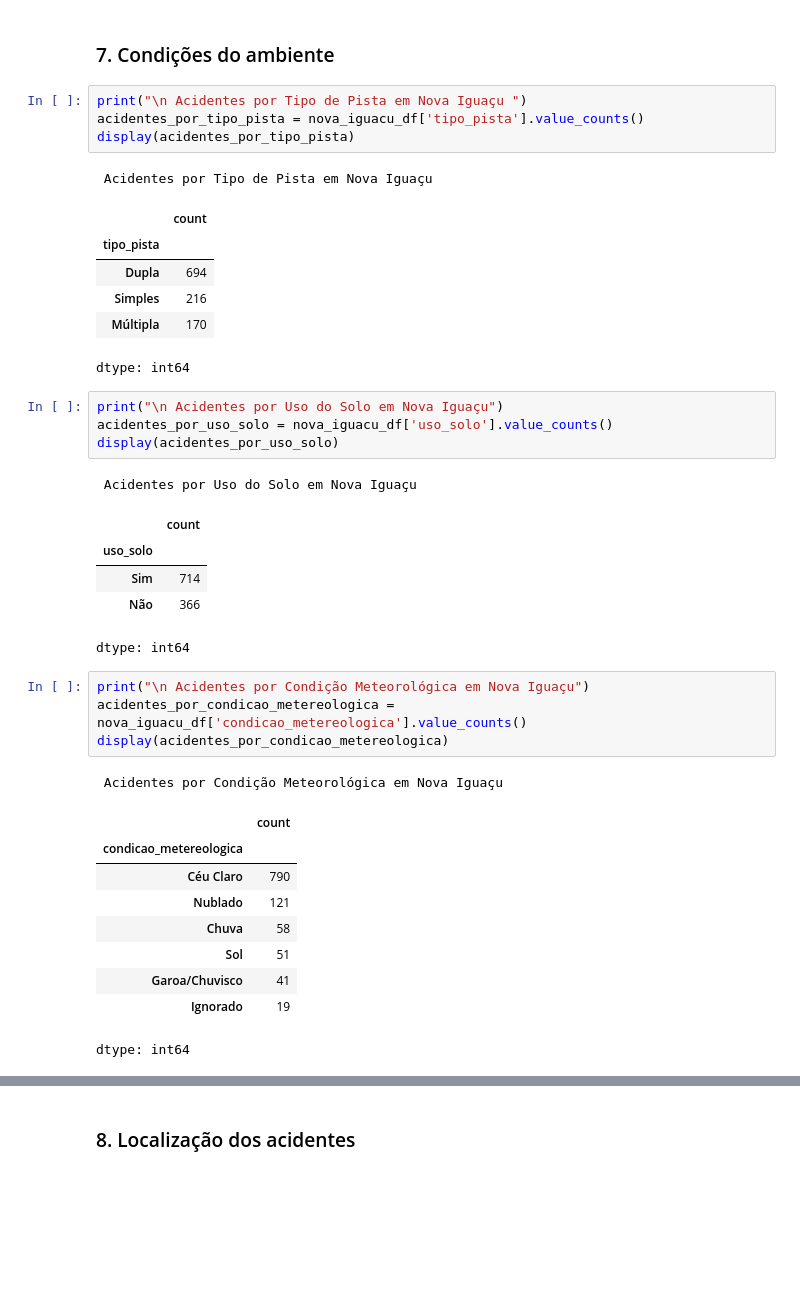
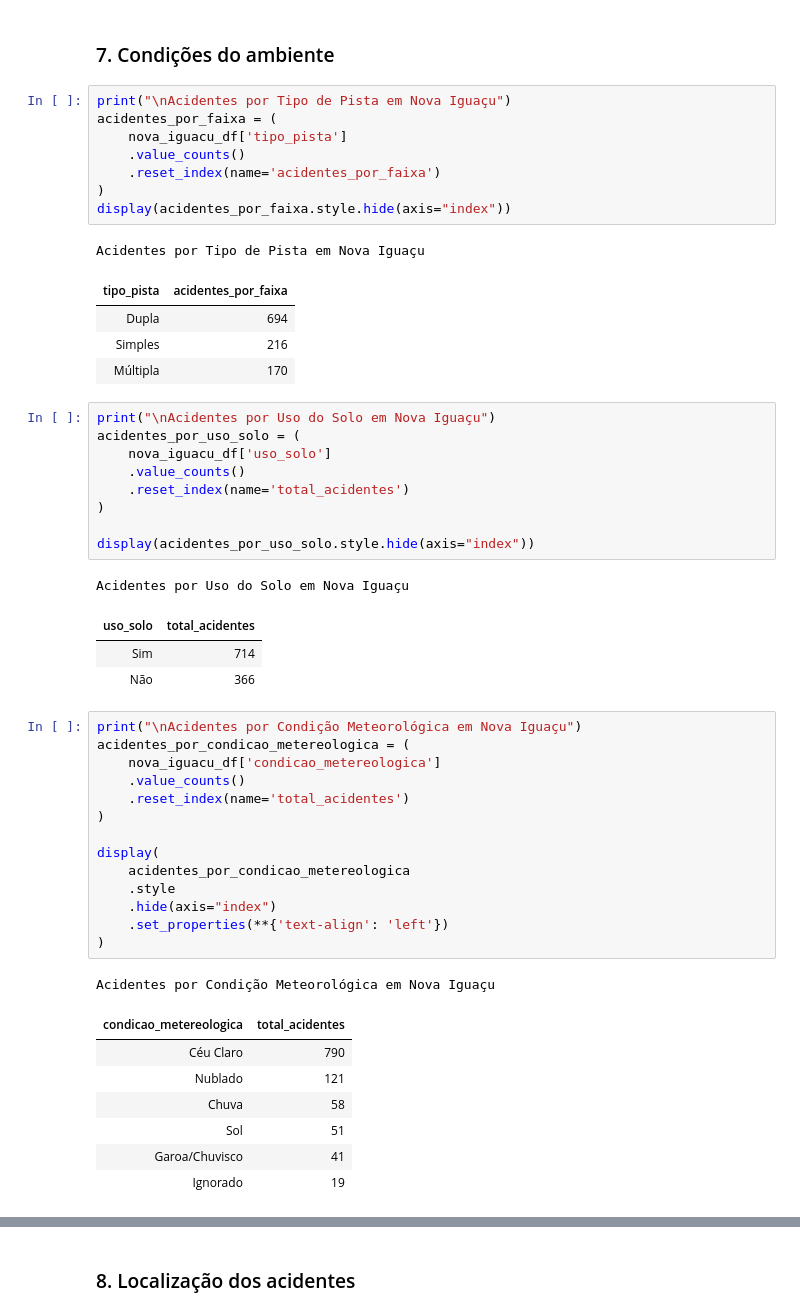
Before and after one commit to JoaoSchneiderr/Minera-o-de-Dados, a Jupyter notebook: notebooks/Getting_started_with_google_colab_ai.ipynb, the cells around one changed output, grey strips where cells are left out. Cells and saved outputs as stored; diff of their text form; blank space fills up the shorter version.

```diff
--- a/notebooks/Getting_started_with_google_colab_ai.ipynb
+++ b/notebooks/Getting_started_with_google_colab_ai.ipynb
@@ -348,7 +348,11 @@ display(gravidade_por_fase_dia)
 # %% [markdown]
 ### 7. Condições do ambiente
 # %%
-print("\n Acidentes por Tipo de Pista em Nova Iguaçu ")
-acidentes_por_tipo_pista = nova_iguacu_df['tipo_pista'].value_counts()
-display(acidentes_por_tipo_pista)
+print("\nAcidentes por Tipo de Pista em Nova Iguaçu")
+acidentes_por_faixa = (
+    nova_iguacu_df['tipo_pista']
+    .value_counts()
+    .reset_index(name='acidentes_por_faixa')
+)
+display(acidentes_por_faixa.style.hide(axis="index"))
 # %% [output]
@@ -356,11 +360,14 @@ display(acidentes_por_tipo_pista)
-|  | count |
-| tipo_pista |  |
+| tipo_pista | acidentes_por_faixa |
 | Dupla | 694 |
 | Simples | 216 |
 | Múltipla | 170 |
-dtype: int64
 # %%
-print("\n Acidentes por Uso do Solo em Nova Iguaçu")
-acidentes_por_uso_solo = nova_iguacu_df['uso_solo'].value_counts()
-display(acidentes_por_uso_solo)
+print("\nAcidentes por Uso do Solo em Nova Iguaçu")
+acidentes_por_uso_solo = (
+    nova_iguacu_df['uso_solo']
+    .value_counts()
+    .reset_index(name='total_acidentes')
+)
+
+display(acidentes_por_uso_solo.style.hide(axis="index"))
 # %% [output]
@@ -368,10 +375,18 @@ display(acidentes_por_uso_solo)
-|  | count |
-| uso_solo |  |
+| uso_solo | total_acidentes |
 | Sim | 714 |
 | Não | 366 |
-dtype: int64
 # %%
-print("\n Acidentes por Condição Meteorológica em Nova Iguaçu")
-acidentes_por_condicao_metereologica = nova_iguacu_df['condicao_metereologica'].value_counts()
-display(acidentes_por_condicao_metereologica)
+print("\nAcidentes por Condição Meteorológica em Nova Iguaçu")
+acidentes_por_condicao_metereologica = (
+    nova_iguacu_df['condicao_metereologica']
+    .value_counts()
+    .reset_index(name='total_acidentes')
+)
+
+display(
+    acidentes_por_condicao_metereologica
+    .style
+    .hide(axis="index")
+    .set_properties(**{'text-align': 'left'})
+)
 # %% [output]
@@ -379,10 +394,8 @@ display(acidentes_por_condicao_metereologica)
-|  | count |
-| condicao_metereologica |  |
+| condicao_metereologica | total_acidentes |
 | Céu Claro | 790 |
 | Nublado | 121 |
 | Chuva | 58 |
 | Sol | 51 |
 | Garoa/Chuvisco | 41 |
 | Ignorado | 19 |
-dtype: int64
 # %%
```
Also changed, not shown: parts of 10 cells of this notebook.
